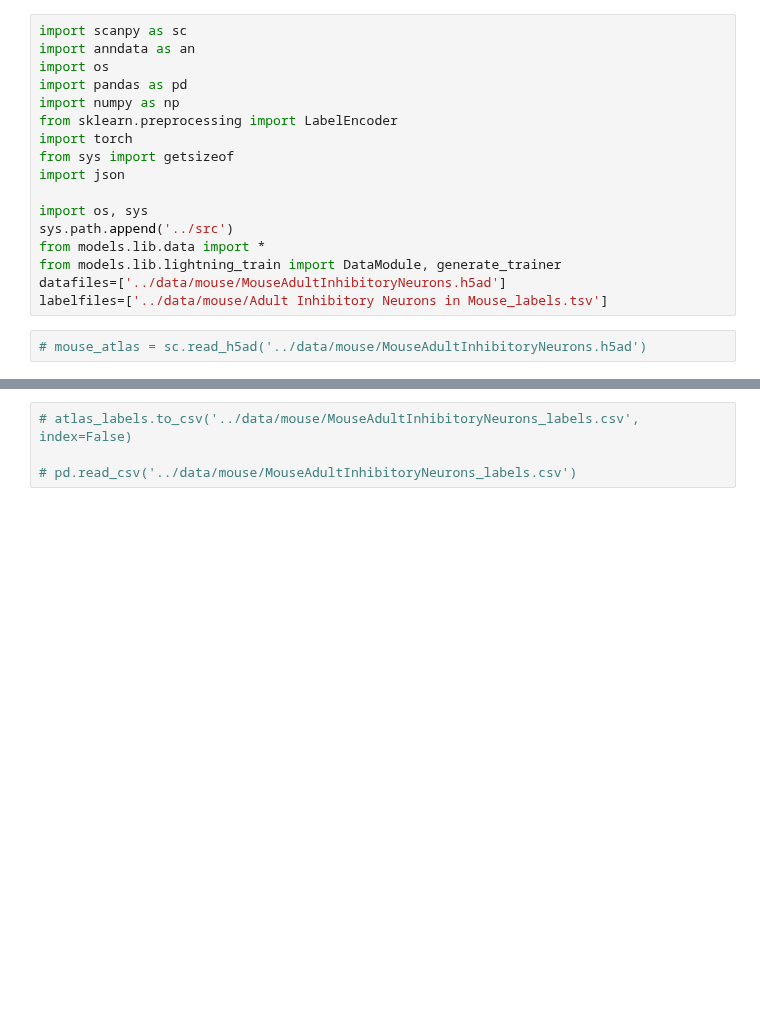
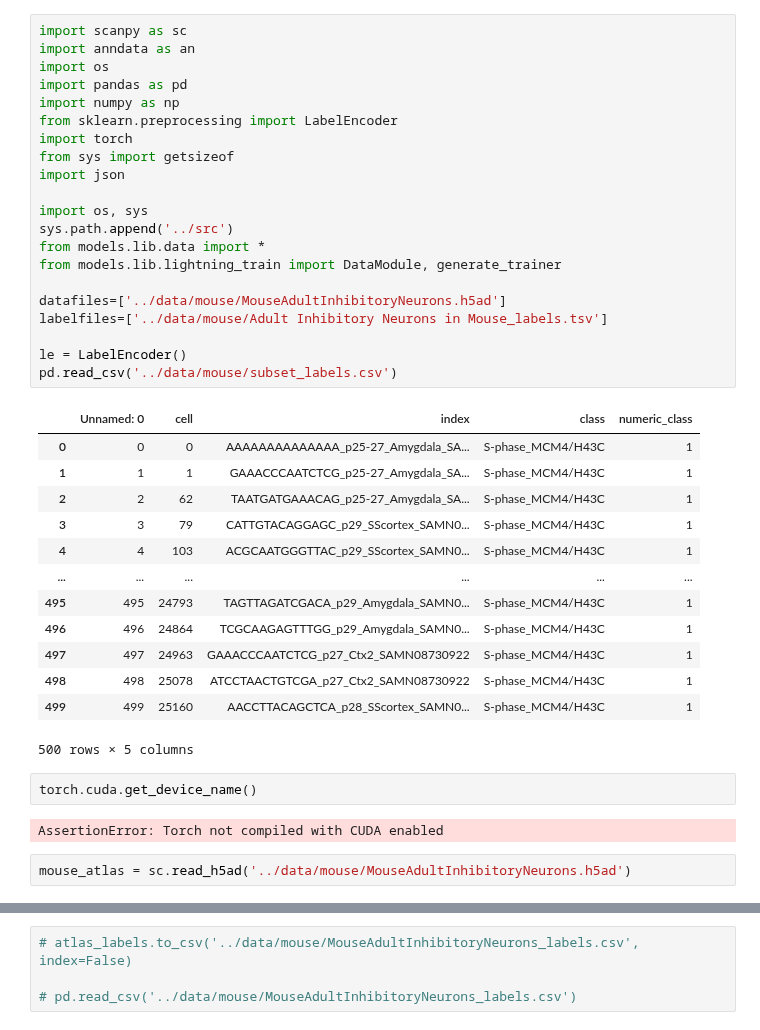
Before and after one commit to jlehrer1/comparative-organoids, a Jupyter notebook: notebooks/Mouse_model_01.ipynb, the cells around one changed output, grey strips where cells are left out. Saved outputs shown, nothing was run; the diff lists cells and outputs as text; blank space fills up the shorter version.

```diff
--- a/notebooks/Mouse_model_01.ipynb
+++ b/notebooks/Mouse_model_01.ipynb
@@ -1,19 +1,41 @@
 # %%
 import scanpy as sc
 import anndata as an
 import os
 import pandas as pd
 import numpy as np
 from sklearn.preprocessing import LabelEncoder
 import torch
 from sys import getsizeof
 import json
 
 import os, sys
 sys.path.append('../src')
 from models.lib.data import *
 from models.lib.lightning_train import DataModule, generate_trainer
+
 datafiles=['../data/mouse/MouseAdultInhibitoryNeurons.h5ad']
 labelfiles=['../data/mouse/Adult Inhibitory Neurons in Mouse_labels.tsv']
+
+le = LabelEncoder()
+pd.read_csv('../data/mouse/subset_labels.csv')
+# %% [output]
+|  | Unnamed: 0 | cell | index | class | numeric_class |
+| 0 | 0 | 0 | AAAAAAAAAAAAAA_p25-27_Amygdala_SA... | S-phase_MCM4/H43C | 1 |
+| 1 | 1 | 1 | GAAACCCAATCTCG_p25-27_Amygdala_SA... | S-phase_MCM4/H43C | 1 |
+| 2 | 2 | 62 | TAATGATGAAACAG_p25-27_Amygdala_SA... | S-phase_MCM4/H43C | 1 |
+| 3 | 3 | 79 | CATTGTACAGGAGC_p29_SScortex_SAMN0... | S-phase_MCM4/H43C | 1 |
+| 4 | 4 | 103 | ACGCAATGGGTTAC_p29_SScortex_SAMN0... | S-phase_MCM4/H43C | 1 |
+| ... | ... | ... | ... | ... | ... |
+| 495 | 495 | 24793 | TAGTTAGATCGACA_p29_Amygdala_SAMN0... | S-phase_MCM4/H43C | 1 |
+| 496 | 496 | 24864 | TCGCAAGAGTTTGG_p29_Amygdala_SAMN0... | S-phase_MCM4/H43C | 1 |
+| 497 | 497 | 24963 | GAAACCCAATCTCG_p27_Ctx2_SAMN08730922 | S-phase_MCM4/H43C | 1 |
+| 498 | 498 | 25078 | ATCCTAACTGTCGA_p27_Ctx2_SAMN08730922 | S-phase_MCM4/H43C | 1 |
+| 499 | 499 | 25160 | AACCTTACAGCTCA_p28_SScortex_SAMN0... | S-phase_MCM4/H43C | 1 |
+500 rows × 5 columns
+# %%
+torch.cuda.get_device_name()
+# %% [output]
+AssertionError: Torch not compiled with CUDA enabled
 # %%
-# mouse_atlas = sc.read_h5ad('../data/mouse/MouseAdultInhibitoryNeurons.h5ad')
+mouse_atlas = sc.read_h5ad('../data/mouse/MouseAdultInhibitoryNeurons.h5ad')
```
Also changed, not shown: parts of 5 cells of this notebook, 12 other files.
